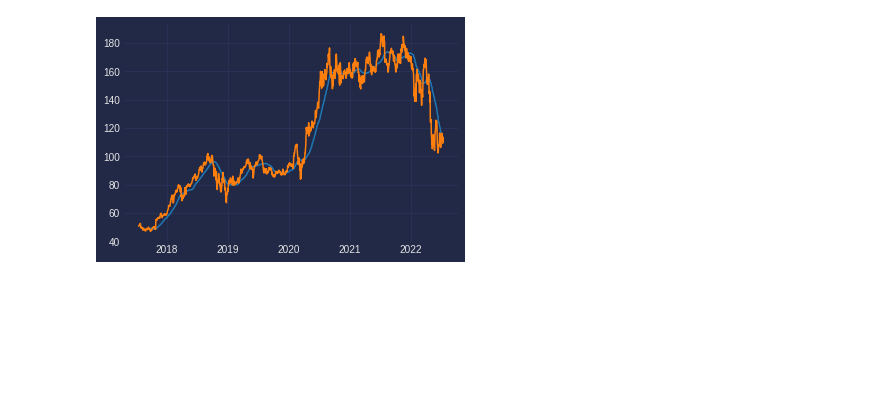
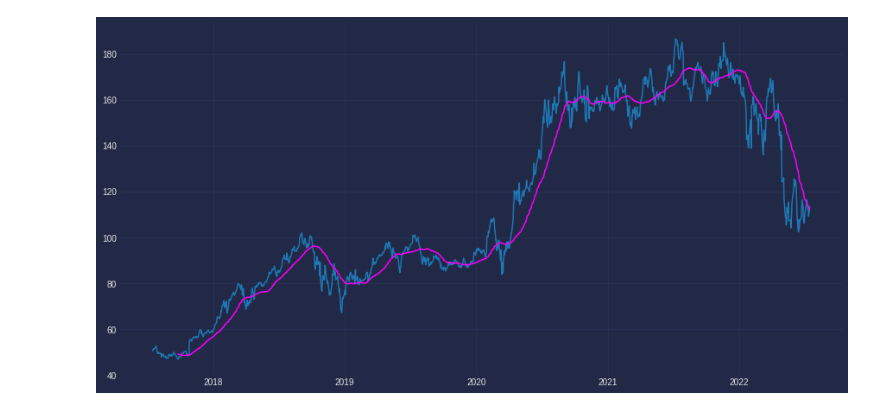
Before and after one commit to elias-valter/FAANG-technical-analysis, a Jupyter notebook: yupiter.ipynb, the cells around one changed output. Drawn from its saved outputs; the diff is of its cells as text; code cells hidden in the pictures; blank space fills up the shorter version.

Commit message:
analysis done, need to fix plot styles & add desc

```diff
--- a/yupiter.ipynb
+++ b/yupiter.ipynb
@@ -2,6 +2,7 @@
 import numpy as np
 import pandas as pd
 import talib as ta
+import mplfinance as mpf
 import pandas_datareader as web
 import matplotlib.pyplot as plt
 import datetime as dt
@@ -11,18 +12,15 @@ for param in ['figure.facecolor', 'axes.facecolor', 'savefig.facecolor']:
     plt.rcParams[param] = '#212946'
 for param in ['text.color', 'axes.labelcolor', 'xtick.color', 'ytick.color']:
     plt.rcParams[param] = '0.9'
-
-START_DATE = '2021/1/1'
-END_DATE = '2022/1/1'
+plt.rcParams["figure.figsize"] = (15, 7.5)
 # %%
 data = web.DataReader("AMZN", "yahoo")
 # %%
-#Simple Moving Average
 data['SMA_50'] = ta.SMA(data['Close'], 50)
 
-plt.plot(data['SMA_50'])
 plt.plot(data['Close'])
+plt.plot(data['SMA_50'], color="magenta")
 plt.grid(color='#2A3459')
 plt.show()
 # %% [output]
-[figure, old version]
+[figure, new version]
```
Also changed, not shown: parts of 4 cells of this notebook, 1 other file.
